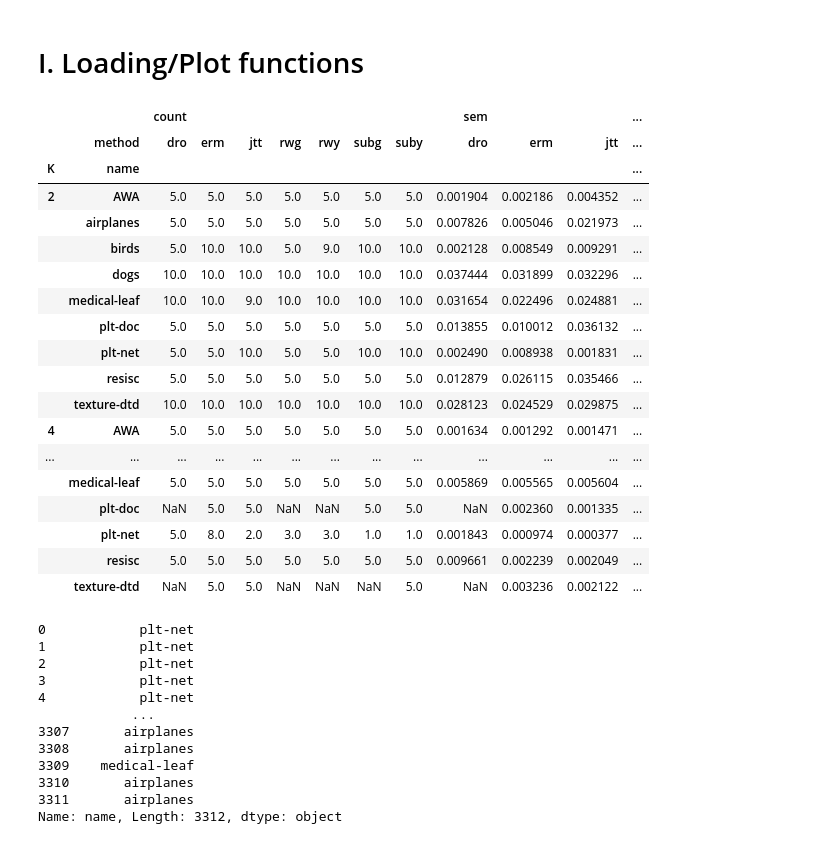
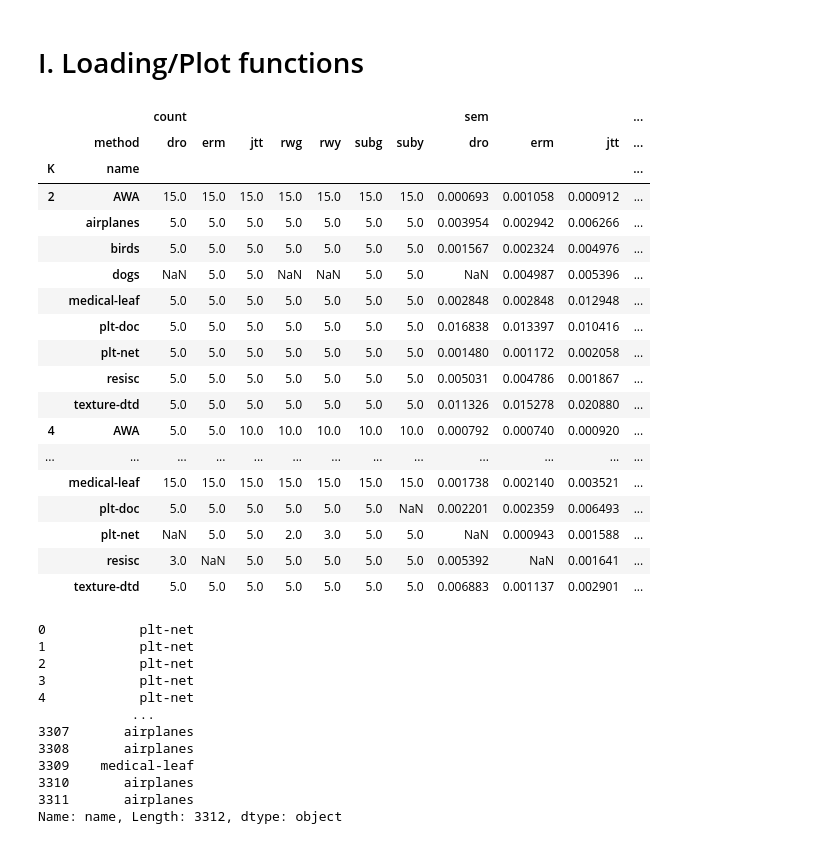
Before and after one commit to AurelienGauffre/SMABalancingGroups, a Jupyter notebook: SMA_Analysis.ipynb, the cells around one changed output. Cells and saved outputs as stored; diff of their text form; code cells hidden in the pictures.

```diff
--- a/SMA_Analysis.ipynb
+++ b/SMA_Analysis.ipynb
@@ -1,28 +1,28 @@
 # %% [markdown]
 # I. Loading/Plot functions
 # %%
-df_fix_mu = df[df['mu']==.1] # Currently mu in [.05,.1,.2,.4]
+df_fix_mu = df[df['mu']==.2] # Currently mu in [.05,.1,.2,.4]
 plot_graph_all(df_fix_mu, x_axis, y_axis,error_bars=ERROR_BARS, normalize=NORMALIZE)
 # %% [output]
 |  |  | count |  |  |  |  |  |  | sem |  |  | ... |
 |  | method | dro | erm | jtt | rwg | rwy | subg | suby | dro | erm | jtt | ... |
 | K | name |  |  |  |  |  |  |  |  |  |  | ... |
-| 2 | AWA | 5.0 | 5.0 | 5.0 | 5.0 | 5.0 | 5.0 | 5.0 | 0.001904 | 0.002186 | 0.004352 | ... |
-|  | airplanes | 5.0 | 5.0 | 5.0 | 5.0 | 5.0 | 5.0 | 5.0 | 0.007826 | 0.005046 | 0.021973 | ... |
-|  | birds | 5.0 | 10.0 | 10.0 | 5.0 | 9.0 | 10.0 | 10.0 | 0.002128 | 0.008549 | 0.009291 | ... |
-|  | dogs | 10.0 | 10.0 | 10.0 | 10.0 | 10.0 | 10.0 | 10.0 | 0.037444 | 0.031899 | 0.032296 | ... |
-|  | medical-leaf | 10.0 | 10.0 | 9.0 | 10.0 | 10.0 | 10.0 | 10.0 | 0.031654 | 0.022496 | 0.024881 | ... |
-|  | plt-doc | 5.0 | 5.0 | 5.0 | 5.0 | 5.0 | 5.0 | 5.0 | 0.013855 | 0.010012 | 0.036132 | ... |
-|  | plt-net | 5.0 | 5.0 | 10.0 | 5.0 | 5.0 | 10.0 | 10.0 | 0.002490 | 0.008938 | 0.001831 | ... |
-|  | resisc | 5.0 | 5.0 | 5.0 | 5.0 | 5.0 | 5.0 | 5.0 | 0.012879 | 0.026115 | 0.035466 | ... |
-|  | texture-dtd | 10.0 | 10.0 | 10.0 | 10.0 | 10.0 | 10.0 | 10.0 | 0.028123 | 0.024529 | 0.029875 | ... |
-| 4 | AWA | 5.0 | 5.0 | 5.0 | 5.0 | 5.0 | 5.0 | 5.0 | 0.001634 | 0.001292 | 0.001471 | ... |
+| 2 | AWA | 15.0 | 15.0 | 15.0 | 15.0 | 15.0 | 15.0 | 15.0 | 0.000693 | 0.001058 | 0.000912 | ... |
+|  | airplanes | 5.0 | 5.0 | 5.0 | 5.0 | 5.0 | 5.0 | 5.0 | 0.003954 | 0.002942 | 0.006266 | ... |
+|  | birds | 5.0 | 5.0 | 5.0 | 5.0 | 5.0 | 5.0 | 5.0 | 0.001567 | 0.002324 | 0.004976 | ... |
+|  | dogs | NaN | 5.0 | 5.0 | NaN | NaN | 5.0 | 5.0 | NaN | 0.004987 | 0.005396 | ... |
+|  | medical-leaf | 5.0 | 5.0 | 5.0 | 5.0 | 5.0 | 5.0 | 5.0 | 0.002848 | 0.002848 | 0.012948 | ... |
+|  | plt-doc | 5.0 | 5.0 | 5.0 | 5.0 | 5.0 | 5.0 | 5.0 | 0.016838 | 0.013397 | 0.010416 | ... |
+|  | plt-net | 5.0 | 5.0 | 5.0 | 5.0 | 5.0 | 5.0 | 5.0 | 0.001480 | 0.001172 | 0.002058 | ... |
+|  | resisc | 5.0 | 5.0 | 5.0 | 5.0 | 5.0 | 5.0 | 5.0 | 0.005031 | 0.004786 | 0.001867 | ... |
+|  | texture-dtd | 5.0 | 5.0 | 5.0 | 5.0 | 5.0 | 5.0 | 5.0 | 0.011326 | 0.015278 | 0.020880 | ... |
+| 4 | AWA | 5.0 | 5.0 | 10.0 | 10.0 | 10.0 | 10.0 | 10.0 | 0.000792 | 0.000740 | 0.000920 | ... |
 | ... | ... | ... | ... | ... | ... | ... | ... | ... | ... | ... | ... | ... |
-|  | medical-leaf | 5.0 | 5.0 | 5.0 | 5.0 | 5.0 | 5.0 | 5.0 | 0.005869 | 0.005565 | 0.005604 | ... |
-|  | plt-doc | NaN | 5.0 | 5.0 | NaN | NaN | 5.0 | 5.0 | NaN | 0.002360 | 0.001335 | ... |
-|  | plt-net | 5.0 | 8.0 | 2.0 | 3.0 | 3.0 | 1.0 | 1.0 | 0.001843 | 0.000974 | 0.000377 | ... |
-|  | resisc | 5.0 | 5.0 | 5.0 | 5.0 | 5.0 | 5.0 | 5.0 | 0.009661 | 0.002239 | 0.002049 | ... |
-|  | texture-dtd | NaN | 5.0 | 5.0 | NaN | NaN | NaN | 5.0 | NaN | 0.003236 | 0.002122 | ... |
+|  | medical-leaf | 15.0 | 15.0 | 15.0 | 15.0 | 15.0 | 15.0 | 15.0 | 0.001738 | 0.002140 | 0.003521 | ... |
+|  | plt-doc | 5.0 | 5.0 | 5.0 | 5.0 | 5.0 | 5.0 | NaN | 0.002201 | 0.002359 | 0.006493 | ... |
+|  | plt-net | NaN | 5.0 | 5.0 | 2.0 | 3.0 | 5.0 | 5.0 | NaN | 0.000943 | 0.001588 | ... |
+|  | resisc | 3.0 | NaN | 5.0 | 5.0 | 5.0 | 5.0 | 5.0 | 0.005392 | NaN | 0.001641 | ... |
+|  | texture-dtd | 5.0 | 5.0 | 5.0 | 5.0 | 5.0 | 5.0 | 5.0 | 0.006883 | 0.001137 | 0.002901 | ... |
 # %%
 DATASETS = {
     'a': 'dogs',
```
Also changed, not shown: 2 other files.
